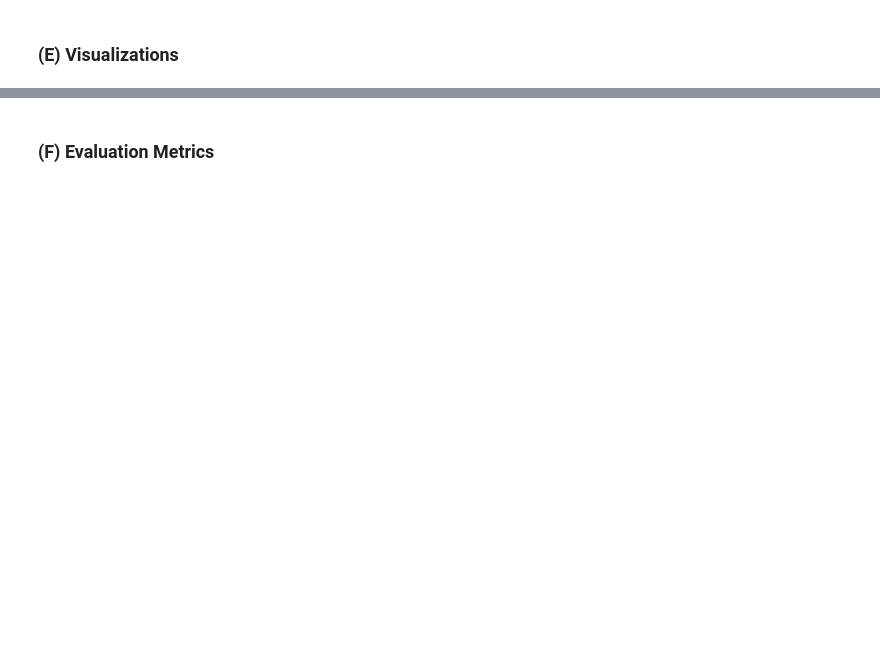
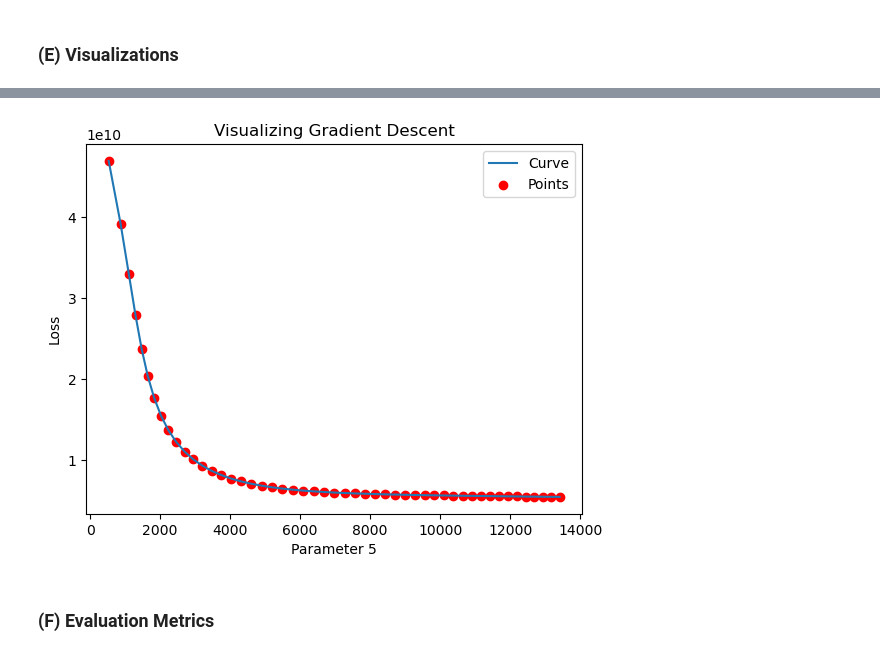
Before and after one commit to amey75/Machine-Learning-Lab, a Jupyter notebook: Experiment_2/LinearRegression.ipynb, the cells around one changed output, grey strips where cells are left out. Cells and saved outputs as stored; diff of their text form; code cells hidden in the pictures; blank space fills up the shorter version.

```diff
--- a/Experiment_2/LinearRegression.ipynb
+++ b/Experiment_2/LinearRegression.ipynb
@@ -240,2 +323,15 @@ print(r2_score(y_true=y_test, y_pred = sk_y_pred))
+# %%
+gd = GradientDescent()
+gd.fit(x_train = scaled_x_train, y_train=y_train, epochs=50, learning_rate=0.1)
+# %%
+plt.plot(gd.weights, gd.loss_per_iterations, label="Curve")
+plt.scatter(gd.weights, gd.loss_per_iterations, label="Points", color = "red")
+plt.title("Visualizing Gradient Descent")
+plt.xlabel("Parameter 5");
+plt.ylabel("Loss");
+plt.legend();
+plt.show()
+# %% [output]
+[figure, added]
 # %% [markdown]
 ### (F) Evaluation Metrics
```
Also changed, not shown: parts of 31 cells of this notebook, 3 other files.
